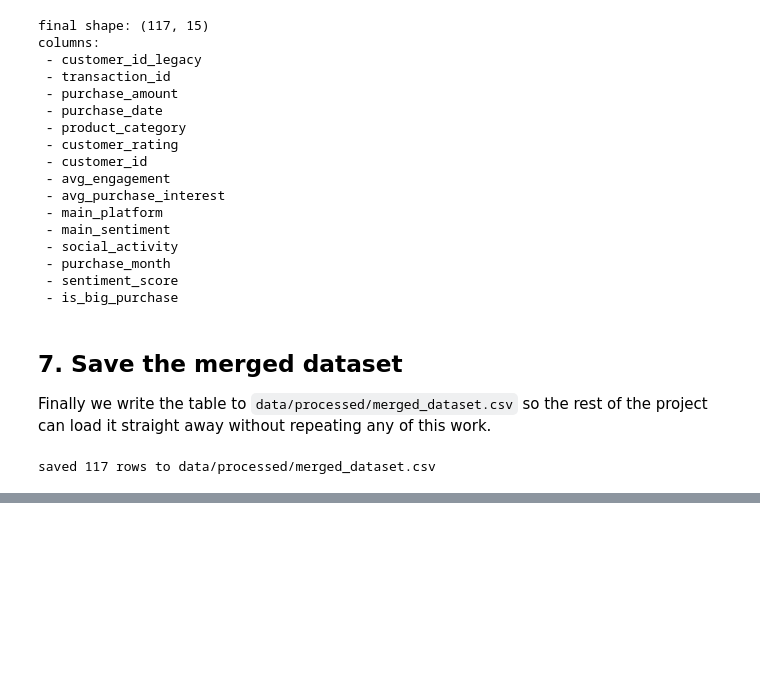
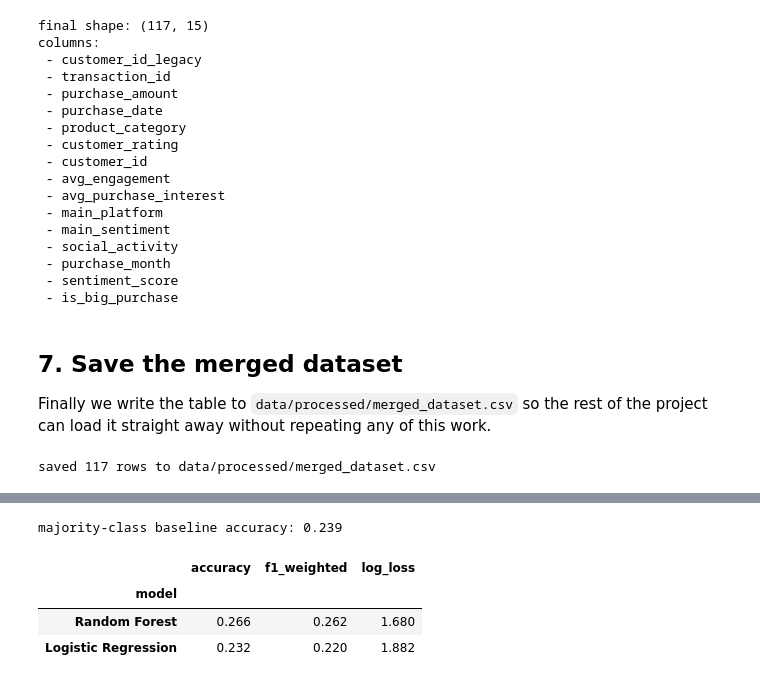
Before and after one commit to mbonikevin/formative_2_data_preprocessing, a Jupyter notebook: notebooks/data_merge.ipynb, the cells around one changed output, grey strips where cells are left out. Drawn from its saved outputs; the diff is of its cells as text; code cells hidden in the pictures; blank space fills up the shorter version.

```diff
--- a/notebooks/data_merge.ipynb
+++ b/notebooks/data_merge.ipynb
@@ -443,0 +503,31 @@ saved 117 rows to data/processed/merged_dataset.csv
+# %%
+cv = StratifiedKFold(n_splits=5, shuffle=True, random_state=42)
+scoring = ['accuracy', 'f1_weighted', 'neg_log_loss']
+
+candidates = {
+    'Random Forest': RandomForestClassifier(n_estimators=300, random_state=42),
+    'Logistic Regression': make_pipeline(
+        StandardScaler(), LogisticRegression(max_iter=1000, random_state=42)),
+}
+
+baseline = y.value_counts(normalize=True).max()
+print('majority-class baseline accuracy:', round(baseline, 3))
+
+rows = []
+for name, clf in candidates.items():
+    scores = cross_validate(clf, X, y, cv=cv, scoring=scoring)
+    rows.append({
+        'model': name,
+        'accuracy': scores['test_accuracy'].mean(),
+        'f1_weighted': scores['test_f1_weighted'].mean(),
+        'log_loss': -scores['test_neg_log_loss'].mean(),
+    })
+
+results_df = pd.DataFrame(rows).set_index('model').round(3)
+results_df
+# %% [output]
+majority-class baseline accuracy: 0.239
+|  | accuracy | f1_weighted | log_loss |
+| model |  |  |  |
+| Random Forest | 0.266 | 0.262 | 1.680 |
+| Logistic Regression | 0.232 | 0.220 | 1.882 |
```
Also changed, not shown: parts of 13 cells of this notebook, 4 other files.
